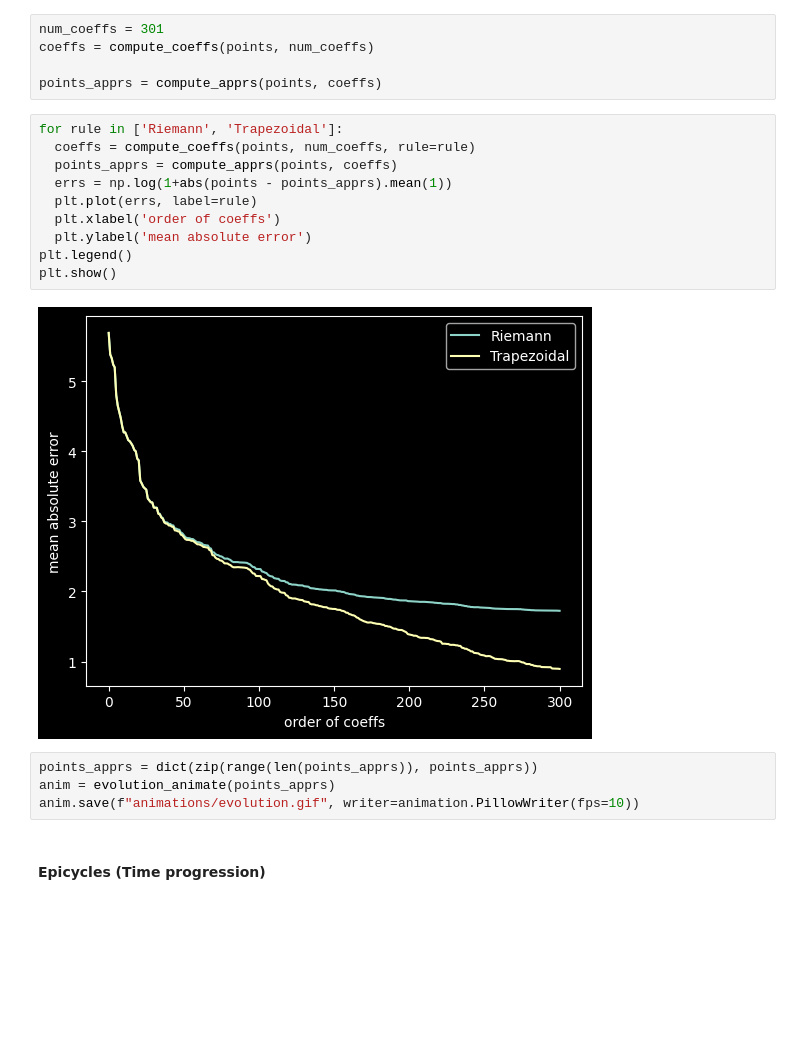
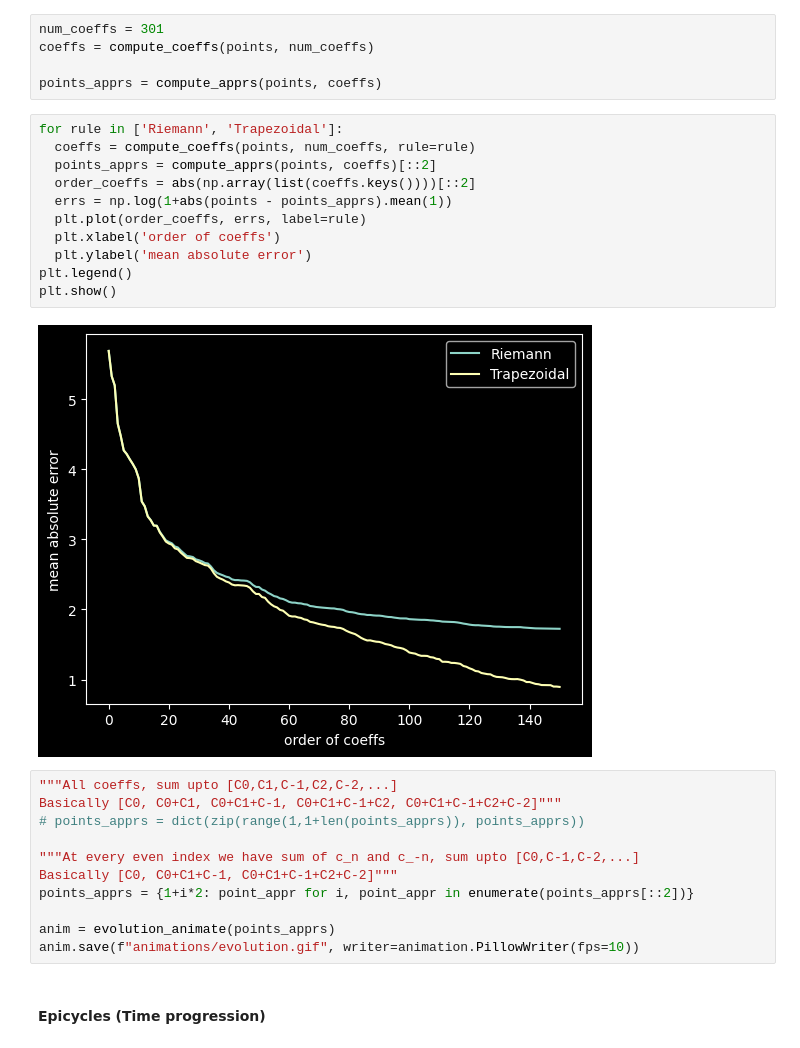
Before and after one commit to Jwalin1/Fourier-series, a Jupyter notebook: Fourier_series.ipynb, the cells around one changed output. Drawn from its saved outputs; the diff is of its cells as text; blank space fills up the shorter version.

```diff
--- a/Fourier_series.ipynb
+++ b/Fourier_series.ipynb
@@ -81,19 +81,27 @@ points_apprs = compute_apprs(points, coeffs)
 # %%
 for rule in ['Riemann', 'Trapezoidal']:
   coeffs = compute_coeffs(points, num_coeffs, rule=rule)
-  points_apprs = compute_apprs(points, coeffs)
+  points_apprs = compute_apprs(points, coeffs)[::2]
+  order_coeffs = abs(np.array(list(coeffs.keys())))[::2]
   errs = np.log(1+abs(points - points_apprs).mean(1))
-  plt.plot(errs, label=rule)
+  plt.plot(order_coeffs, errs, label=rule)
   plt.xlabel('order of coeffs')
   plt.ylabel('mean absolute error')
 plt.legend()
 plt.show()
 # %% [output]
-[figure, old version]
+[figure, new version]
-# %%
-points_apprs = dict(zip(range(len(points_apprs)), points_apprs))
-anim = evolution_animate(points_apprs)
-anim.save(f"animations/evolution.gif", writer=animation.PillowWriter(fps=10))
+# %%
+"""All coeffs, sum upto [C0,C1,C-1,C2,C-2,...]
+Basically [C0, C0+C1, C0+C1+C-1, C0+C1+C-1+C2, C0+C1+C-1+C2+C-2]"""
+# points_apprs = dict(zip(range(1,1+len(points_apprs)), points_apprs))
+
+"""At every even index we have sum of c_n and c_-n, sum upto [C0,C-1,C-2,...]
+Basically [C0, C0+C1+C-1, C0+C1+C-1+C2+C-2]"""
+points_apprs = {1+i*2: point_appr for i, point_appr in enumerate(points_apprs[::2])}
+
+anim = evolution_animate(points_apprs)
+anim.save(f"animations/evolution.gif", writer=animation.PillowWriter(fps=10))
 # %% [markdown]
 #### Epicycles (Time progression)
 # %%
```
Also changed, not shown: 2 other files.
